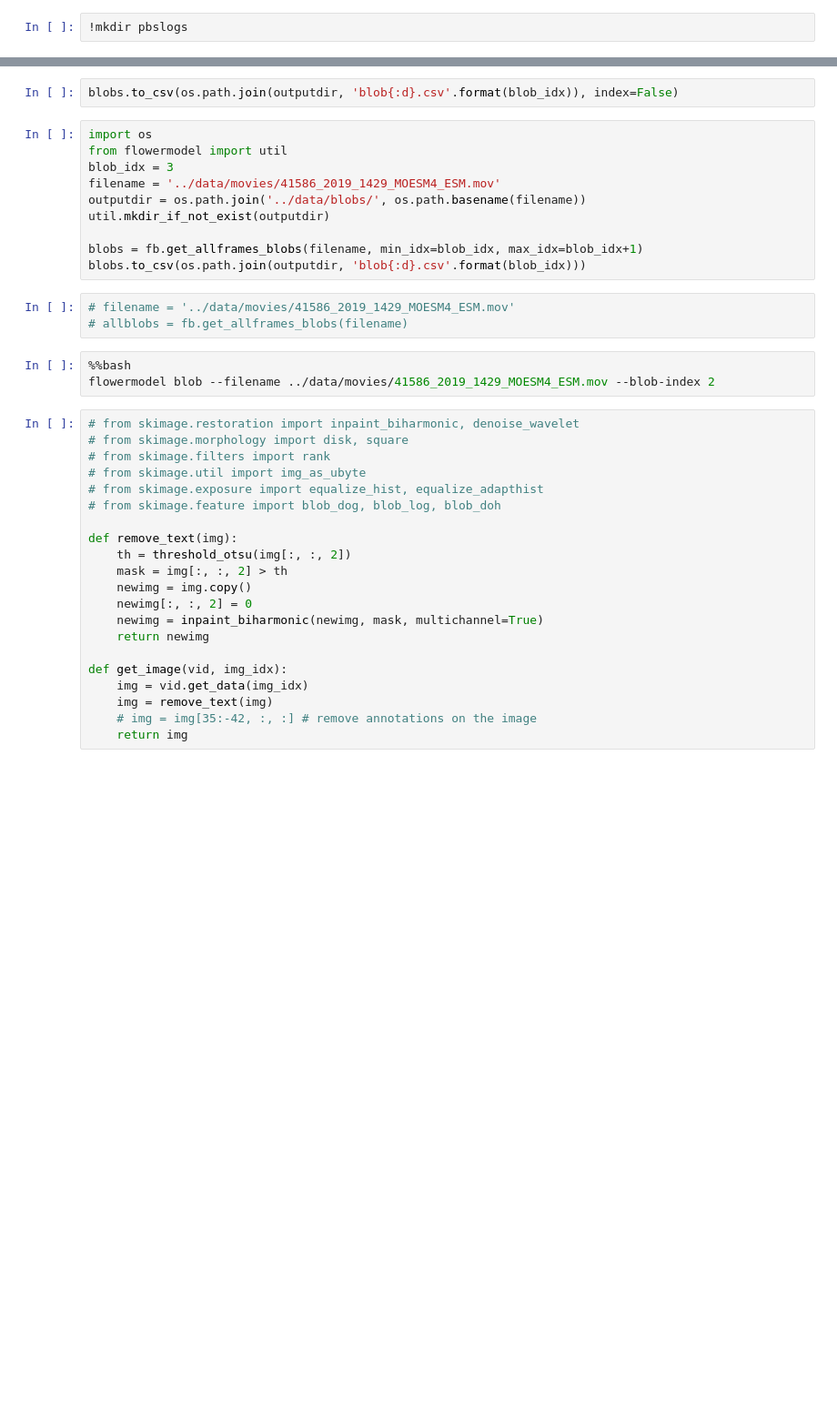
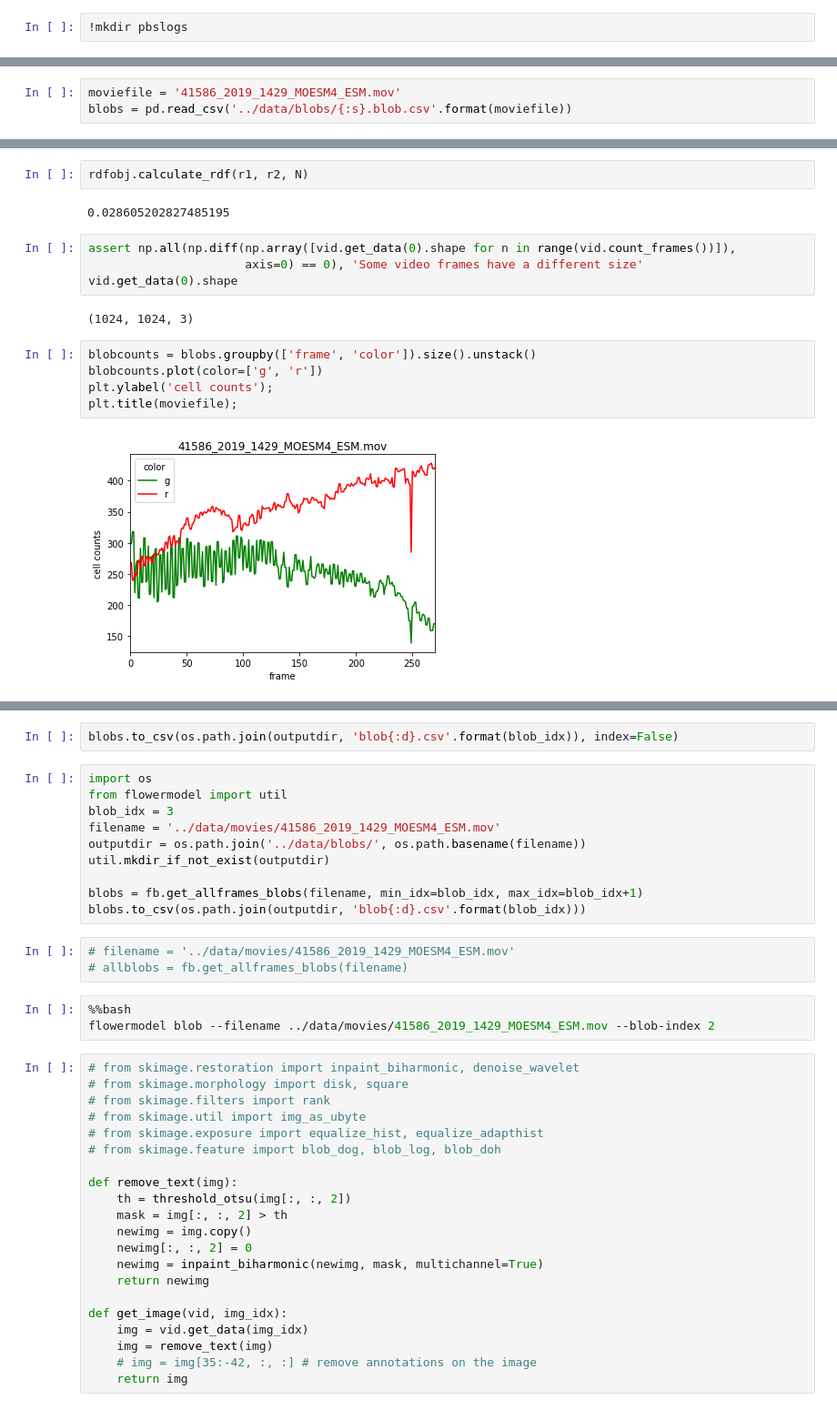
Before and after one commit to javadnoorb/flowermodel, a Jupyter notebook: notebooks/2019-09-15-flower-data-analysis.ipynb, the cells around one changed output, grey strips where cells are left out. Shown at 91% size. Saved outputs shown, nothing was run; the diff lists cells and outputs as text; blank space fills up the shorter version.

Commit message:
calculate rdf

```diff
--- a/notebooks/2019-09-15-flower-data-analysis.ipynb
+++ b/notebooks/2019-09-15-flower-data-analysis.ipynb
@@ -53,0 +48,3 @@ vid = imageio.get_reader(filename,  'ffmpeg')
+# %%
+moviefile = '41586_2019_1429_MOESM4_ESM.mov'
+blobs = pd.read_csv('../data/blobs/{:s}.blob.csv'.format(moviefile))
@@ -53,0 +138,17 @@ vid = imageio.get_reader(filename,  'ffmpeg')
+# %%
+rdfobj.calculate_rdf(r1, r2, N)
+# %% [output]
+0.028605202827485195
+# %%
+assert np.all(np.diff(np.array([vid.get_data(0).shape for n in range(vid.count_frames())]),
+                      axis=0) == 0), 'Some video frames have a different size'
+vid.get_data(0).shape
+# %% [output]
+(1024, 1024, 3)
+# %%
+blobcounts = blobs.groupby(['frame', 'color']).size().unstack()
+blobcounts.plot(color=['g', 'r'])
+plt.ylabel('cell counts');
+plt.title(moviefile);
+# %% [output]
+[figure, added]
```
Also changed, not shown: parts of 44 cells of this notebook, 3 other files.
